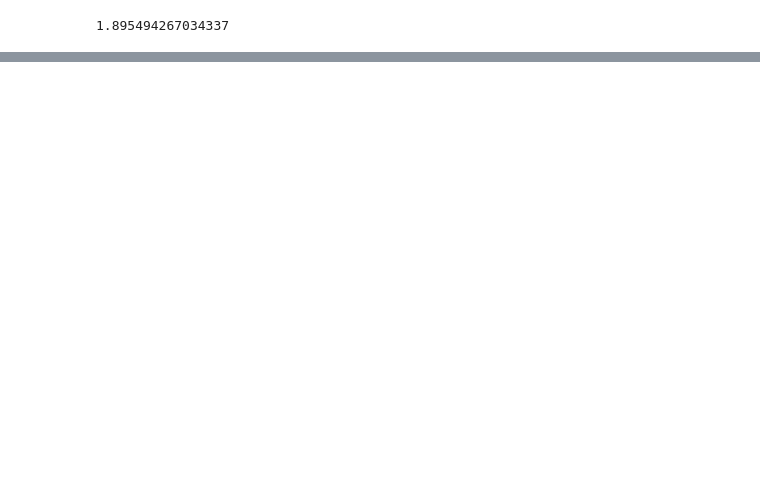
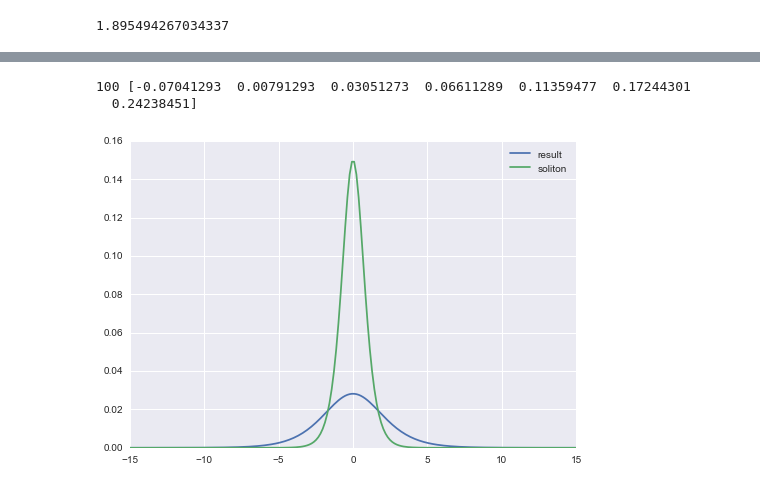
Before and after one commit to jabberwocky0139/QiitaArticles, a Jupyter notebook: numeric.ipynb, the cells around one changed output, grey strips where cells are left out. Saved outputs shown, nothing was run; the diff lists cells and outputs as text; code cells hidden in the pictures; blank space fills up the shorter version.

```diff
--- a/numeric.ipynb
+++ b/numeric.ipynb
@@ -188,0 +233,42 @@ print(bisect(f, 1.5, 2))
+# %%
+def h(x):
+    return x * np.exp(-x**2)
+
+# set system
+L, N, g = 30, 200, -5
+x, dx = np.linspace(-L/2, L/2, N), L / N
+
+# set K matrix
+K = np.eye(N, N)
+K_sub = np.vstack((K[1:], np.array([0] * N)))
+K = (dx**-2 * (2 * K - K_sub - K_sub.T)) * 0.5
+
+# set initial function
+psi, v, w = np.ones((N, N)), np.array([h(x)]).reshape(N, 1), np.array([3])
+
+
+i = 0
+#while np.all(abs(psi - v.T[np.argmin(w)]) > 1e-30):
+while i < 100:
+    psi = v.T[np.argmin(w)]
+    #psi = v.T[0]
+    # set G matrix
+    G = g * np.diag(np.abs(psi)**2)
+
+    # solve
+    T = K + G
+    w, v = np.linalg.eigh(T)
+    i += 1
+
+a, b = 1, 1
+print(i, w[:7])
+result = v.T[0]**2
+soliton = a*np.cosh(b*x)**-2*dx
+plt.plot(x, result, label="result")
+plt.plot(x, soliton, label="soliton")
+plt.legend()
+plt.show()
+# %% [output]
+100 [-0.07041293  0.00791293  0.03051273  0.06611289  0.11359477  0.17244301
+  0.24238451]
+[figure, added]
```
Also changed, not shown: parts of 8 cells of this notebook, 3 other files.
